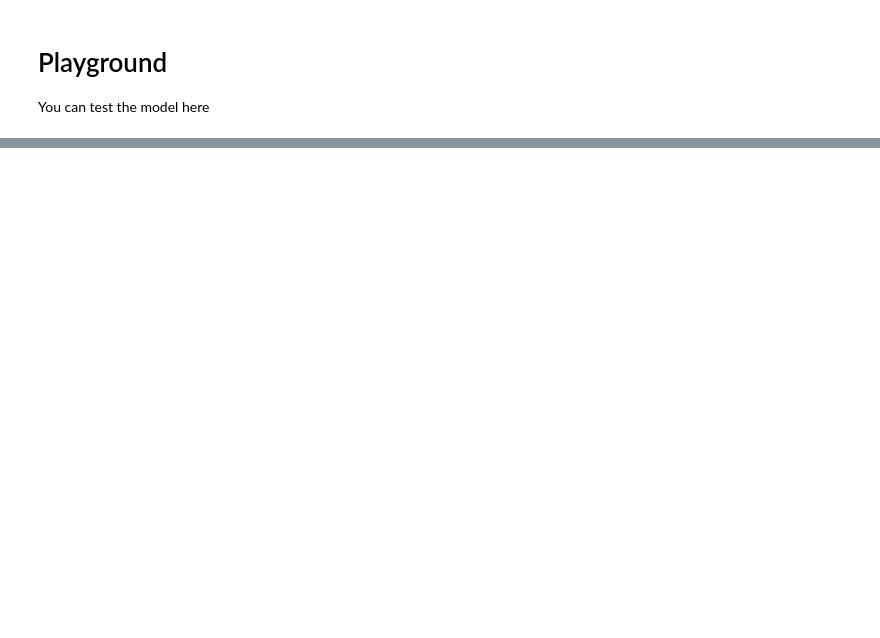
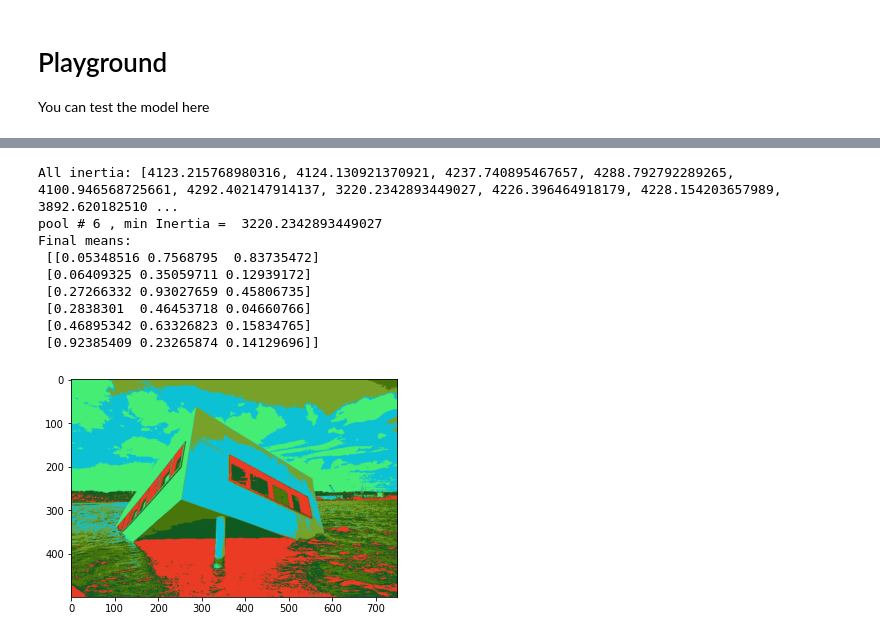
Before and after one commit to BlenderWang9487/DummyML, a Jupyter notebook: playground.ipynb, the cells around one changed output, grey strips where cells are left out. Drawn from its saved outputs; the diff is of its cells as text; code cells hidden in the pictures; blank space fills up the shorter version.

```diff
--- a/playground.ipynb
+++ b/playground.ipynb
@@ -38,0 +57,34 @@ Result: [4.27880778e-82 2.10843320e-01 7.89156680e-01]
+# %%
+dataset_size = lenna.shape[0]*lenna.shape[1]
+lennaX = lenna.flatten().reshape((dataset_size,3))
+clusters = np.zeros((dataset_size,1),dtype=np.float64)
+k = 6
+pool = 10
+kms_pool = [dummyml.k_means(3,k,np.random.rand(3*k)) for i in range(pool)]
+
+for iter in range(20):
+    for p in range(pool):
+        kms_pool[p].fit(lennaX, clusters)
+
+inertias = [kms_pool[p].sum_of_distance(lennaX) for p in range(pool)]
+min_index = np.argmin(inertias)
+print("All inertia:",inertias)
+print("pool #",min_index,", min Inertia = ",inertias[min_index])
+
+means = kms_pool[p].means()
+print("Final means:\n",means)
+flat = np.array([means[np.int8(cluster[0])] for cluster in clusters]).flatten()
+new_img = flat.reshape(lenna.shape[0],lenna.shape[1],3)
+plt.imshow(new_img)
+plt.show()
+# %% [output]
+All inertia: [4123.215768980316, 4124.130921370921, 4237.740895467657, 4288.792792289265, 4100.946568725661, 4292.402147914137, 3220.2342893449027, 4226.396464918179, 4228.154203657989, 3892.620182510 ...
+pool # 6 , min Inertia =  3220.2342893449027
+Final means:
+ [[0.05348516 0.7568795  0.83735472]
+ [0.06409325 0.35059711 0.12939172]
+ [0.27266332 0.93027659 0.45806735]
+ [0.2838301  0.46453718 0.04660766]
+ [0.46895342 0.63326823 0.15834765]
+ [0.92385409 0.23265874 0.14129696]]
+[figure, added]
```
Also changed, not shown: parts of 6 cells of this notebook, 7 other files.
